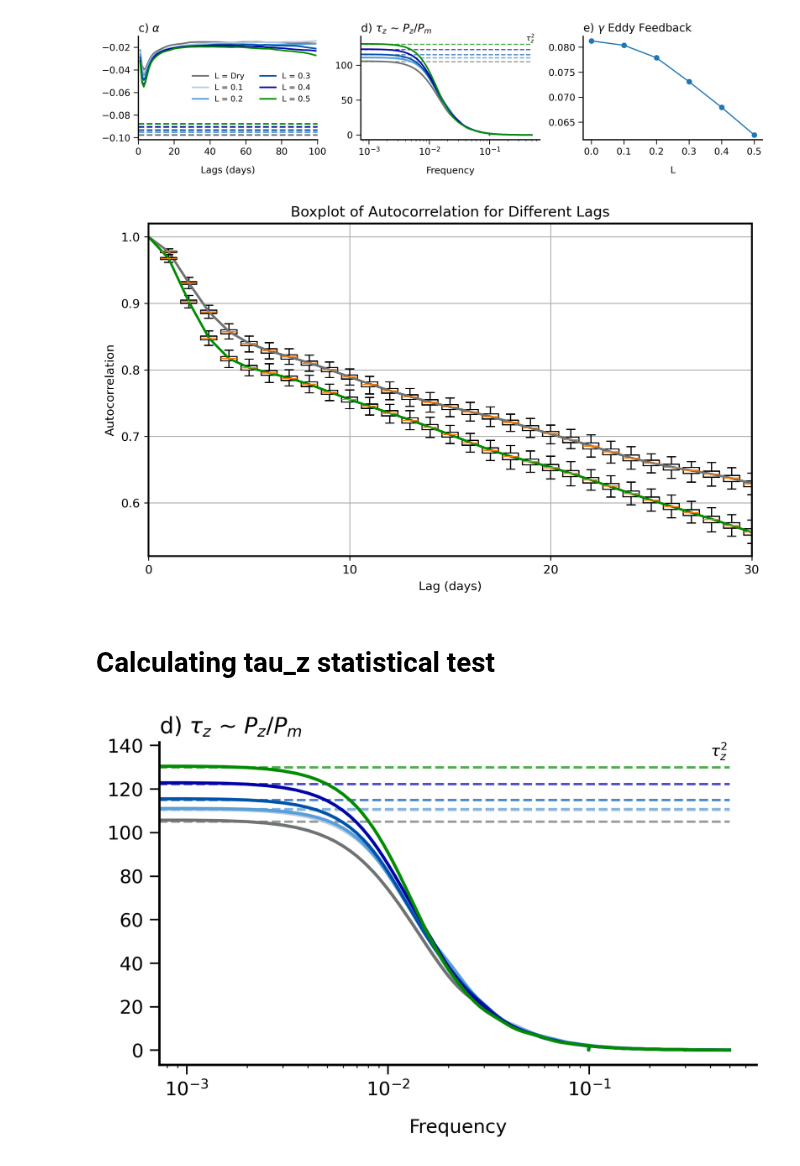
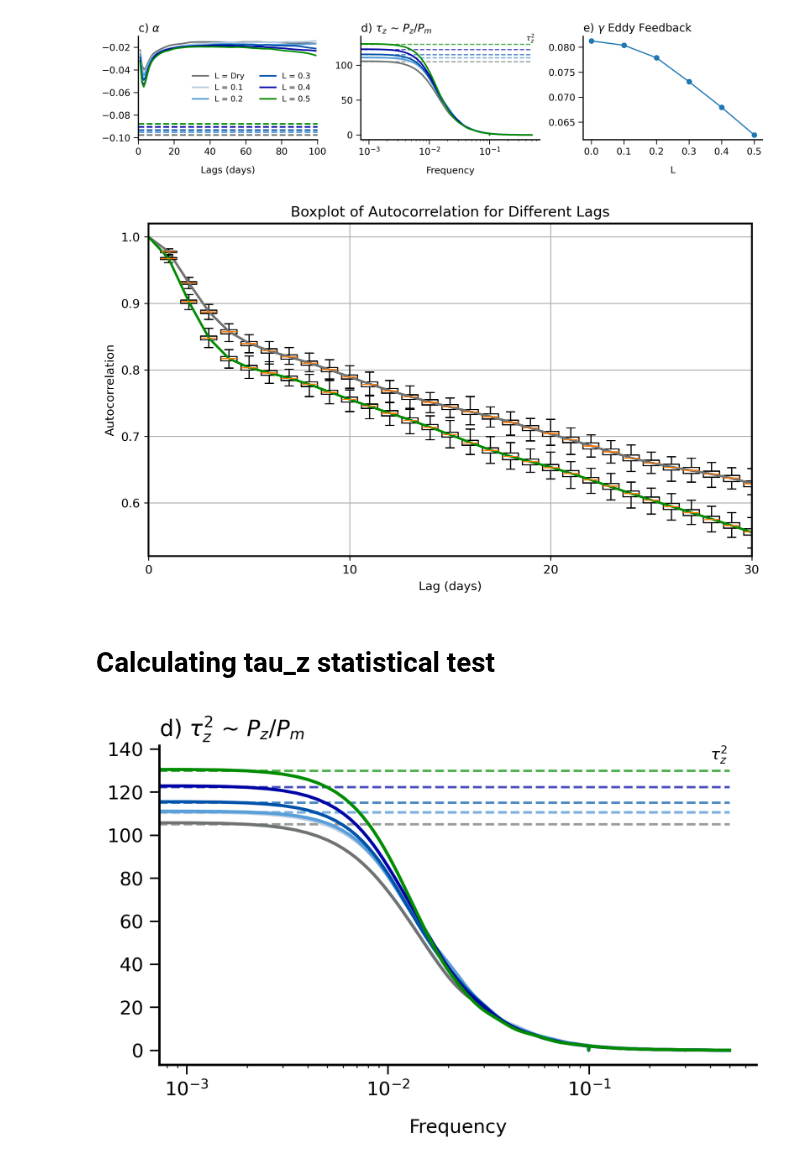
Before and after one commit to PeterChang1023/Moist_Dycore, a Jupyter notebook: IdealizeSpetral.jl/exp/HSt42/Moist_Dycore_Fig2_statistical_test_Cal.ipynb, the cells around one changed output. Cells and saved outputs as stored; diff of their text form; code cells hidden in the pictures.

```diff
--- a/IdealizeSpetral.jl/exp/HSt42/Moist_Dycore_Fig2_statistical_test_Cal.ipynb
+++ b/IdealizeSpetral.jl/exp/HSt42/Moist_Dycore_Fig2_statistical_test_Cal.ipynb
@@ -459,7 +459,7 @@ auto_record_exp = ar_test.run_test()
 plt.figure(figsize=(9, 5), dpi=300.)
 lags = np.arange(1, max_lag + 1)
 for i in [0,5]:
-    plt.boxplot(auto_record_exp[i, 1:max_lag+1].T, positions=lags, widths=0.8, sym='')  # Ensure boxplot is correctly aligned
+    plt.boxplot(auto_record_exp[i, 1:max_lag+1].T, positions=lags, widths=0.8, sym='', whis=[0, 100])  # Ensure boxplot is correctly aligned
     plt.plot(autocorr_results[i,100:], label=f"L = {PR * 0.01}", color=colors[i], lw=2)
 
 
@@ -473,7 +473,7 @@ plt.xlim([0,30])
 plt.ylim([0.52,1.02])
 plt.show()
 # %% [output]
-[figure, old version]
+[figure, new version]
 # %% [markdown]
 # Calculating tau_z statistical test
 # %%
@@ -506,32 +506,32 @@ for exp_idx in range(num_exp):
     spectrum = Pz_all / Pm_all / (86400**2)
 
     # Smooth spectrum for better visualization
     tau_smoothed = compute_running_mean(spectrum.real, 5)
     freq_smoothed = compute_running_mean(freq, 5)
     spectrum_gaussian = gaussian_filter1d(tau_smoothed, sigma=8)
     sorted_idx = np.argsort(freq_smoothed)
 
     # Plot smoothed spectrum
     plt.plot(freq_smoothed[sorted_idx], spectrum_gaussian[sorted_idx],
                label=f"L={exp_idx * 0.1:.1f}", color=colors[exp_idx], lw=2)
 
     # Compute and plot tau_z_square
     tau_z_square[exp_idx] = spectrum_gaussian[sorted_idx][lg//2:lg//2+10].max()
     plt.hlines(tau_z_square[exp_idx], xmin=freq_smoothed[sorted_idx].min(),
                  xmax=freq_smoothed[sorted_idx].max(), linestyle="--", color=colors[exp_idx], alpha=0.7)
 
-plt.title(r"d) $\tau_z$ ~ $P_z / P_m$", loc="left", fontsize=14)
+plt.title(r"d) $\tau_z^2$ ~ $P_z / P_m$", loc="left", fontsize=14)
 plt.xlabel("Frequency", fontsize=12 , labelpad=12)
 plt.text(0.4, 135, r"$\tau ^2 _{z}$")
 plt.xscale("log")
 
 for i in range(1):
     ax.spines["right"].set_visible(False)
     ax.spines["top"].set_visible(False)
     ax.tick_params(axis='x', labelsize=12, pad=4)
     ax.tick_params(axis='y', labelsize=12, pad=4)
     ax.tick_params(direction='out', length=6, width=1)
 
 plt.tight_layout()
 # %% [output]
-[figure, old version]
+[figure, new version]
```
Also changed, not shown: parts of 31 cells of this notebook.
